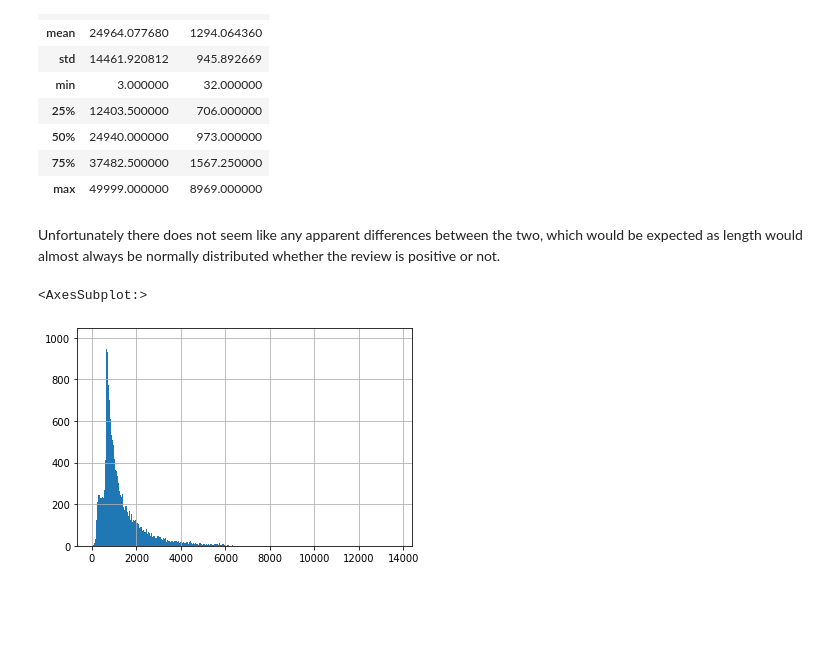
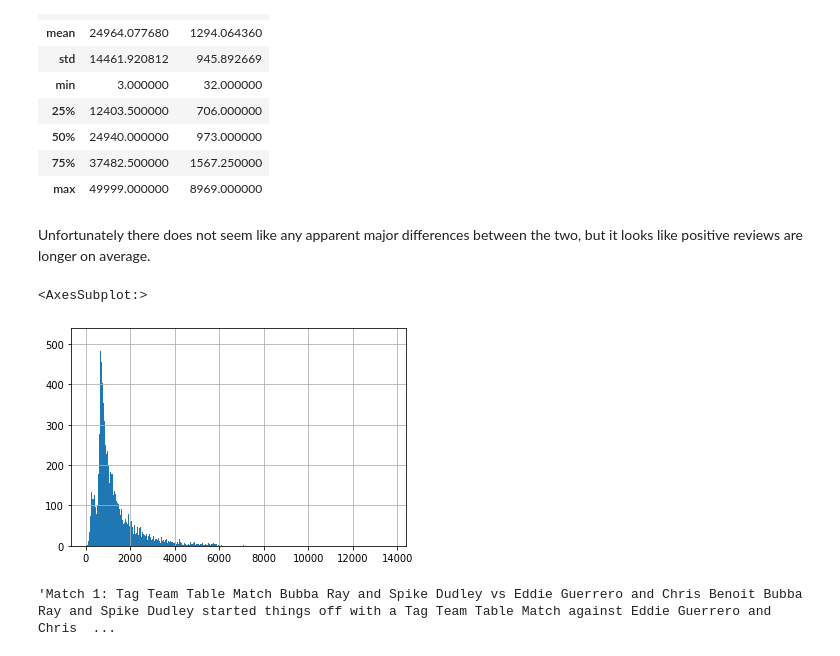
Before and after one commit to ShaneHoughton/movie_review_ml, a Jupyter notebook: final_project.ipynb, the cells around one changed output. Drawn from its saved outputs; the diff is of its cells as text; code cells hidden in the pictures; blank space fills up the shorter version.

Commit message:
looking at review length

```diff
--- a/final_project.ipynb
+++ b/final_project.ipynb
@@ -167,9 +167,13 @@ negatives.describe()
 | 75% | 37482.500000 | 1567.250000 |
 | max | 49999.000000 | 8969.000000 |
 # %% [markdown]
-Unfortunately there does not seem like any apparent differences between the two, which would be expected as length would almost always be normally distributed whether the review is positive or not.
+Unfortunately there does not seem like any apparent major differences between the two, but it looks like positive reviews are longer on average.
 # %%
-pd.concat([positives, negatives], axis=0)['review_len'].hist(bins=1000)
+pd.concat([positives, negatives], axis=0)['review_len'].hist(bins=2000)
 # %% [output]
 <AxesSubplot:>
-[figure, old version]
+[figure, new version]
+# %%
+positives['review'][15752] #the longest review
+# %% [output]
+'Match 1: Tag Team Table Match Bubba Ray and Spike Dudley vs Eddie Guerrero and Chris Benoit Bubba Ray and Spike Dudley started things off with a Tag Team Table Match against Eddie Guerrero and Chris  ...
```
Also changed, not shown: parts of 1 cell of this notebook.
